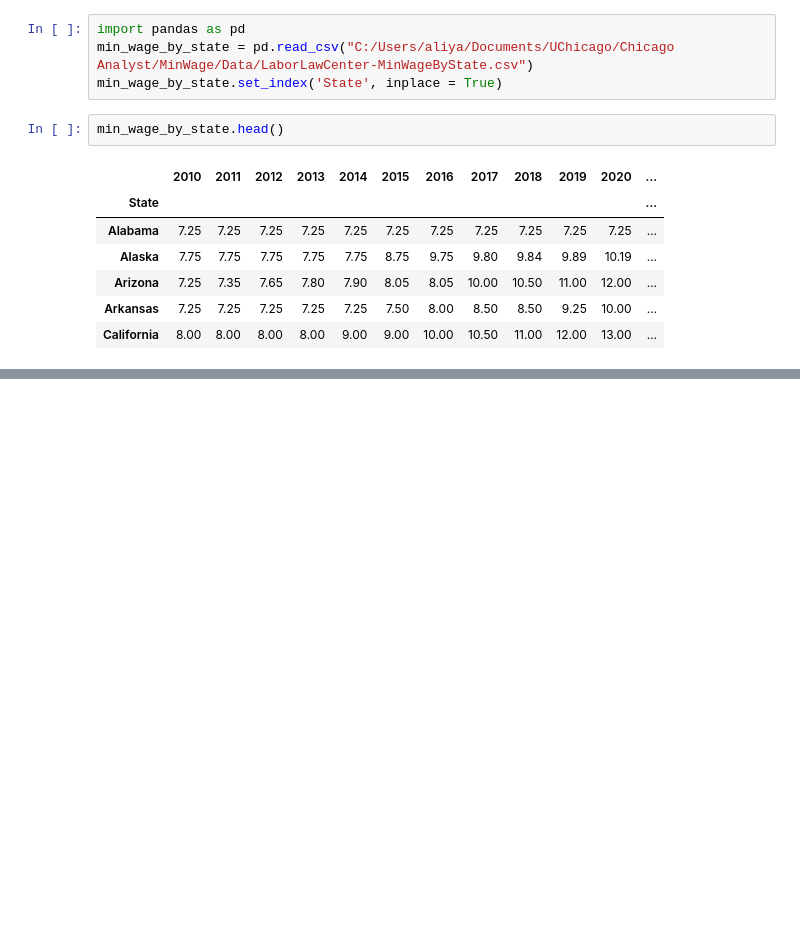
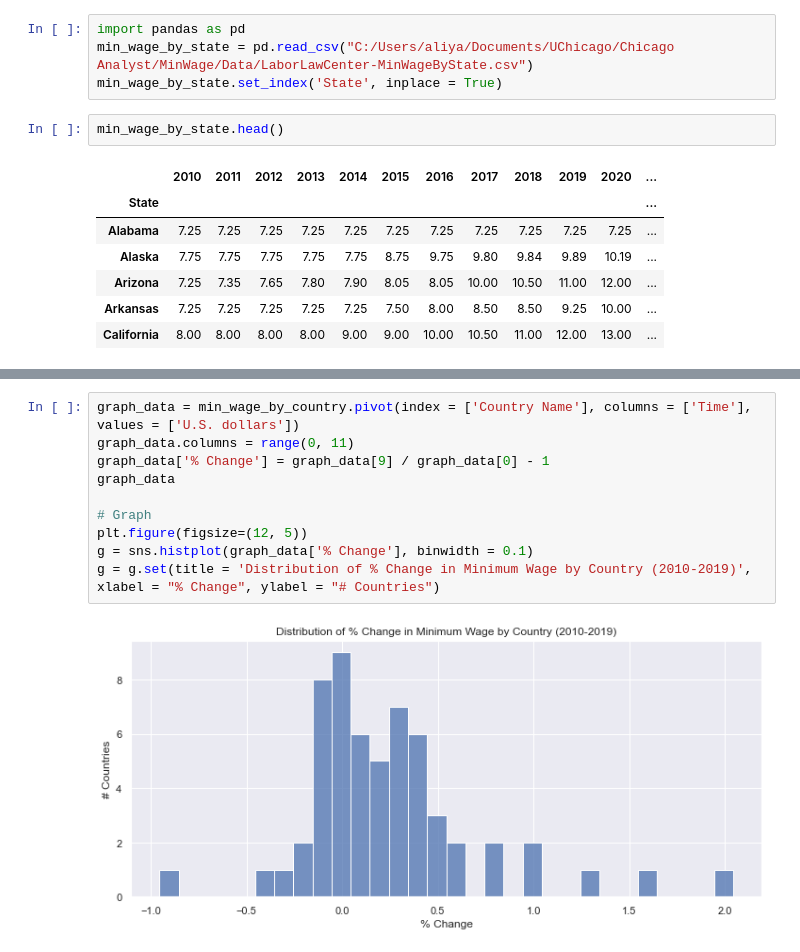
Before and after one commit to aliya-zee/chianalyst, a Jupyter notebook: MinWage-EDA.ipynb, the cells around one changed output, grey strips where cells are left out. Cells and saved outputs as stored; diff of their text form; blank space fills up the shorter version.

```diff
--- a/MinWage-EDA.ipynb
+++ b/MinWage-EDA.ipynb
@@ -54,0 +209,12 @@ g = g.set(title = 'Top 10 States by % Change in Minimum Wage (2010-2021)', xlabe
+# %%
+graph_data = min_wage_by_country.pivot(index = ['Country Name'], columns = ['Time'], values = ['U.S. dollars'])
+graph_data.columns = range(0, 11)
+graph_data['% Change'] = graph_data[9] / graph_data[0] - 1
+graph_data
+
+# Graph
+plt.figure(figsize=(12, 5))
+g = sns.histplot(graph_data['% Change'], binwidth = 0.1)
+g = g.set(title = 'Distribution of % Change in Minimum Wage by Country (2010-2019)', xlabel = "% Change", ylabel = "# Countries")
+# %% [output]
+[figure, added]
```
Also changed, not shown: parts of 24 cells of this notebook.
